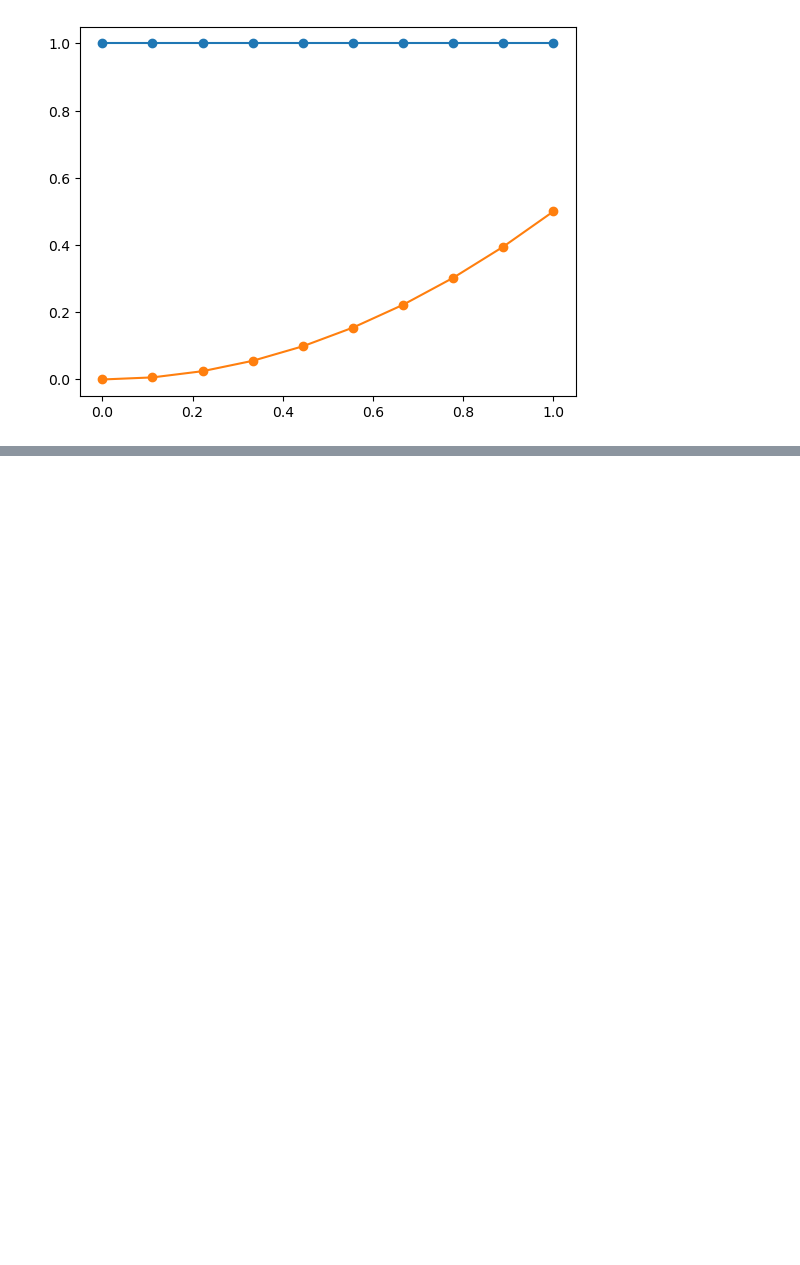
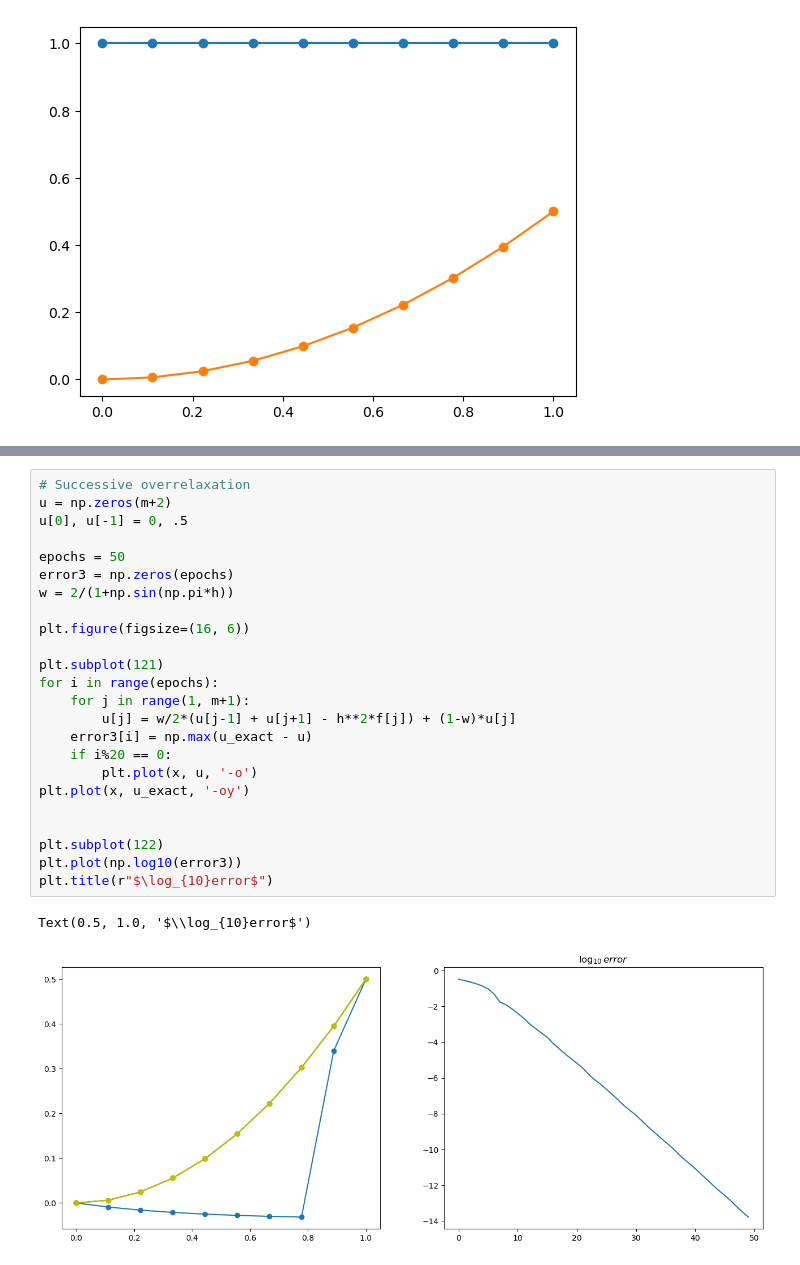
Before and after one commit to qgdr/Finite-Difference-Methods, a Jupyter notebook: I Boundary Value Problems and Iterative Methods/04 Iterative Methods for Sparse Linear Systems/note.ipynb, the cells around one changed output, grey strips where cells are left out. Drawn from its saved outputs; the diff is of its cells as text; blank space fills up the shorter version.

```diff
--- a/I Boundary Value Problems and Iterative Methods/04 Iterative Methods for Sparse Linear Systems/note.ipynb
+++ b/I Boundary Value Problems and Iterative Methods/04 Iterative Methods for Sparse Linear Systems/note.ipynb
@@ -115,0 +123,27 @@ Text(0.5, 1.0, '$\\log_{10}error$')
+# %%
+# Successive overrelaxation
+u = np.zeros(m+2)
+u[0], u[-1] = 0, .5
+
+epochs = 50
+error3 = np.zeros(epochs)
+w = 2/(1+np.sin(np.pi*h))
+
+plt.figure(figsize=(16, 6))
+
+plt.subplot(121)
+for i in range(epochs):
+    for j in range(1, m+1):
+        u[j] = w/2*(u[j-1] + u[j+1] - h**2*f[j]) + (1-w)*u[j]
+    error3[i] = np.max(u_exact - u)
+    if i%20 == 0:
+        plt.plot(x, u, '-o')
+plt.plot(x, u_exact, '-oy')
+
+
+plt.subplot(122)
+plt.plot(np.log10(error3))
+plt.title(r"$\log_{10}error$")
+# %% [output]
+Text(0.5, 1.0, '$\\log_{10}error$')
+[figure, added]
```
Also changed, not shown: parts of 8 cells of this notebook.
